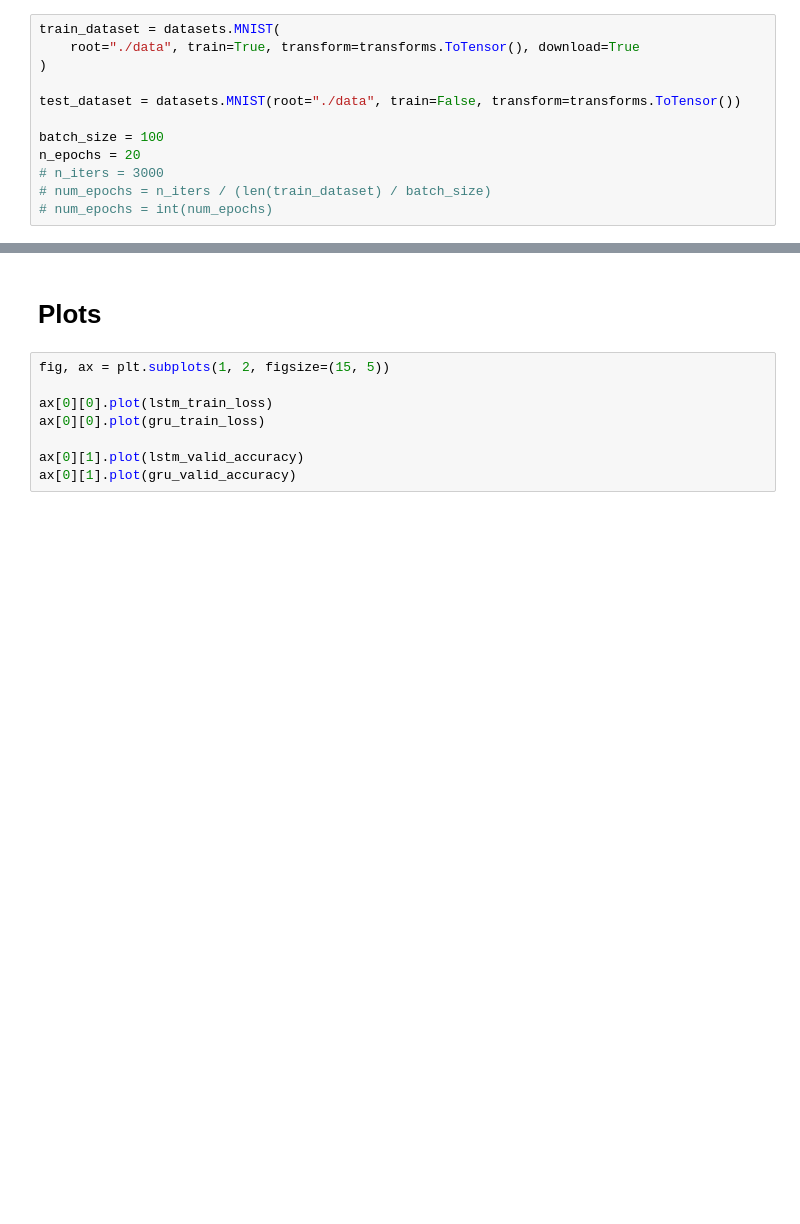
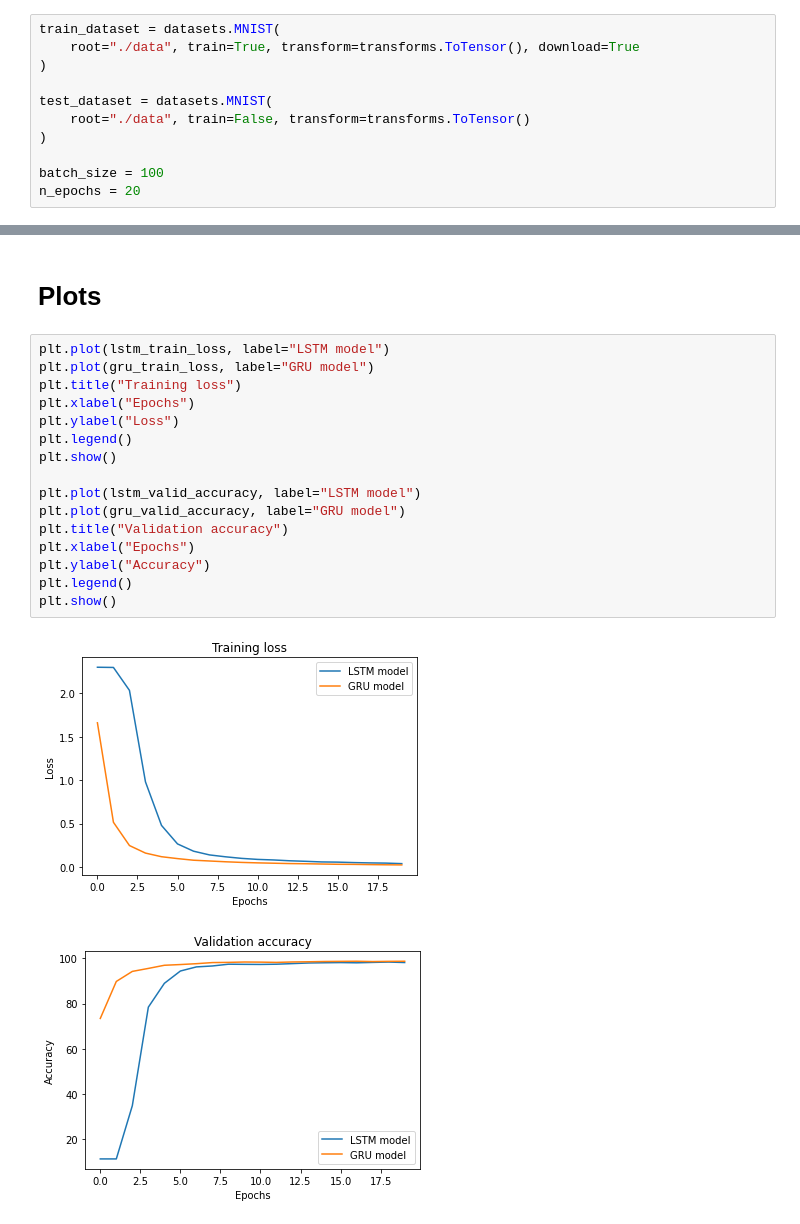
Before and after one commit to relaxxpls/IE643-Deep-Learning, a Jupyter notebook: Project/model.ipynb, the cells around one changed output, grey strips where cells are left out. Cells and saved outputs as stored; diff of their text form; blank space fills up the shorter version.

Commit message:
👌 IMPROVE: Add plots

```diff
--- a/Project/model.ipynb
+++ b/Project/model.ipynb
@@ -14,13 +14,12 @@ train_dataset = datasets.MNIST(
     root="./data", train=True, transform=transforms.ToTensor(), download=True
 )
 
-test_dataset = datasets.MNIST(root="./data", train=False, transform=transforms.ToTensor())
+test_dataset = datasets.MNIST(
+    root="./data", train=False, transform=transforms.ToTensor()
+)
 
 batch_size = 100
 n_epochs = 20
-# n_iters = 3000
-# num_epochs = n_iters / (len(train_dataset) / batch_size)
-# num_epochs = int(num_epochs)
 # %%
 train_loader = torch.utils.data.DataLoader(
     dataset=train_dataset, batch_size=batch_size, shuffle=True
@@ -252,10 +266,21 @@ Epoch: 4, training-loss: 0.11858338850550354, validation-accuracy: 96.9499969482
 # %% [markdown]
 # Plots
-# %%
-fig, ax = plt.subplots(1, 2, figsize=(15, 5))
-
-ax[0][0].plot(lstm_train_loss)
-ax[0][0].plot(gru_train_loss)
-
-ax[0][1].plot(lstm_valid_accuracy)
-ax[0][1].plot(gru_valid_accuracy)
+# %%
+plt.plot(lstm_train_loss, label="LSTM model")
+plt.plot(gru_train_loss, label="GRU model")
+plt.title("Training loss")
+plt.xlabel("Epochs")
+plt.ylabel("Loss")
+plt.legend()
+plt.show()
+
+plt.plot(lstm_valid_accuracy, label="LSTM model")
+plt.plot(gru_valid_accuracy, label="GRU model")
+plt.title("Validation accuracy")
+plt.xlabel("Epochs")
+plt.ylabel("Accuracy")
+plt.legend()
+plt.show()
+# %% [output]
+[figure, added]
+[figure, added]
```
Also changed, not shown: parts of 3 cells of this notebook.
